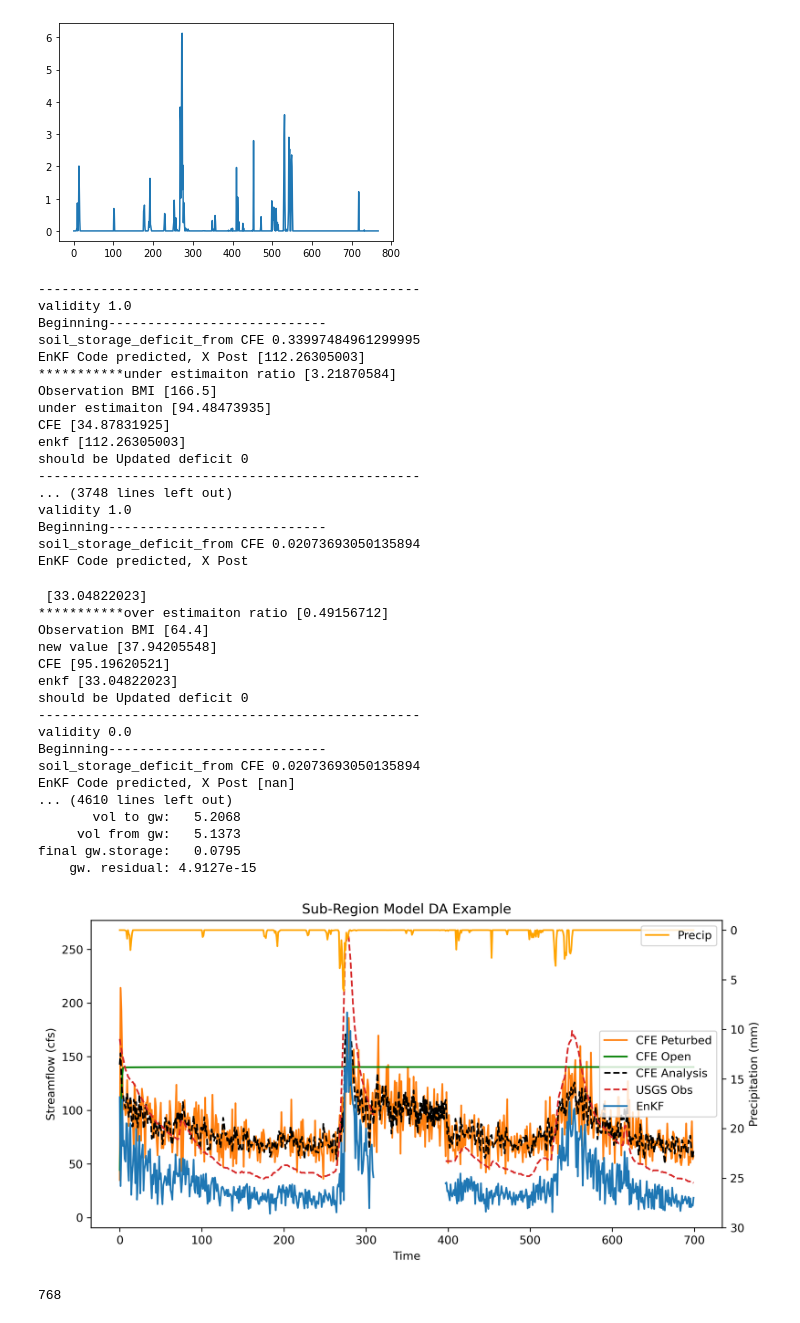
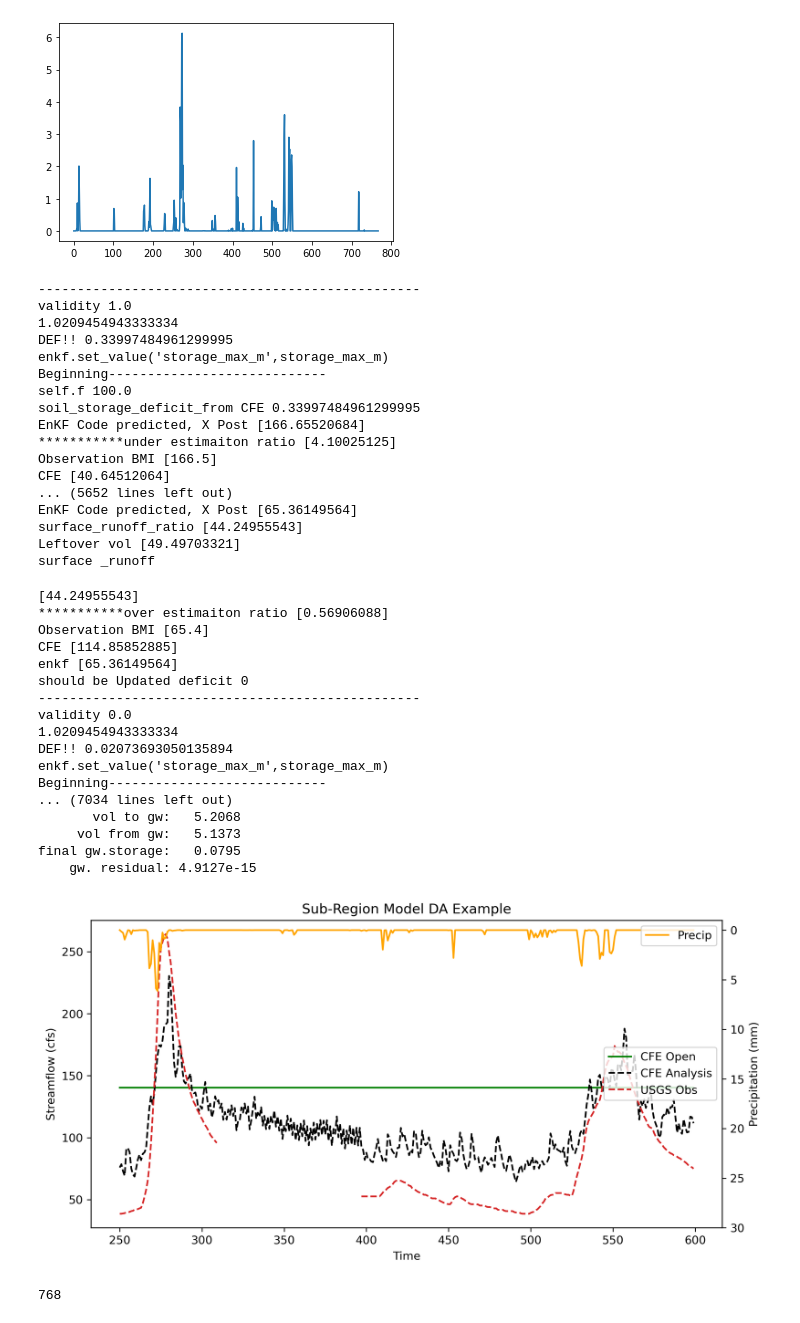
Before and after one commit to zbutler33/NextGen---The-Simulators-, a Jupyter notebook: Toy_Model/Toymodel_V2.ipynb, the cells around one changed output. Drawn from its saved outputs; the diff is of its cells as text; code cells hidden in the pictures.

```diff
--- a/Toy_Model/Toymodel_V2.ipynb
+++ b/Toy_Model/Toymodel_V2.ipynb
@@ -41,7 +41,7 @@ cfe_peturbed = bmi_cfe_enkf_peturb.BMI_CFE()
 cfe_analysis = bmi_cfe_enkf_peturb.BMI_CFE() #true model in the end with updated state vars
 #cfe_analysis = bmi_cfe_statevars_et.BMI_CFE(
 
-enkf = Bmi_da_ENKF_forSBMI_New.EnKF_wrap()
+enkf = Bmi_da_ENKF_forSBMI.EnKF_wrap()
 usgs = bmi_usgs.BMI_USGS()
 # %%
 ## Initialize the BMI's
@@ -149,7 +149,10 @@ for i, precip in enumerate(df_forcing['APCP_surface']): #i is RAINRATE
     soil_storage_avail = cfe_peturbed.get_value('soil_storage_avail_m')
     soil_reservoir_storage_deficit = cfe_peturbed.get_value('soil_reservoir_storage_deficit_out_m')
     cfe_def.append(soil_reservoir_storage_deficit)
+    storage_max_m= cfe_peturbed.get_value("storage_max_out_m")
+    print(storage_max_m)
 
+    print("DEF!!",cfe_peturbed.get_value("soil_reservoir_storage_deficit_out_m"))
     surface_runoff = cfe_peturbed.get_value('land_surface_water__runoff_volume_flux')
     # if surface_runoff>0:
     #     print("surface_runoff",surface_runoff)
@@ -171,6 +174,8 @@ for i, precip in enumerate(df_forcing['APCP_surface']): #i is RAINRATE
     enkf.set_value('soil_storage_avail_m', soil_storage_avail) #setting soil storage in enkf
     enkf.set_value('soil_reservoir_storage_deficit_m', soil_reservoir_storage_deficit) #setting soil storage in enkf
     enkf.set_value('surface_runoff_depth_m', surface_runoff) #setting soil storage in enkf
+    enkf.set_value('storage_max_m',storage_max_m)
+    print("enkf.set_value('storage_max_m',storage_max_m)")
     enkf.set_value('x', np.array([outflow_peturb_mean]))
     enkf.set_value('P', np.array([outflow_peturb_covar]))
     enkf.set_value('z', np.array([obs[i]]))
@@ -205,7 +210,7 @@ for i, precip in enumerate(df_forcing['APCP_surface']): #i is RAINRATE
     cfe_updated_everything_soil_res = cfe_analysis.get_value('soil_reservoir_storage_deficit_m')
     print("should be Updated deficit",cfe_updated_everything_soil_res)
     cfe_updated_everything_runoff = cfe_analysis.get_value('state_var_change_runoff')
-    #surface_runoff_depth_m replaced with DIRECT_RUNOFF
+
     cfe_peturbed.set_value('soil_storage_avail_m', cfe_updated_everything_soil_storage)
     cfe_peturbed.set_value('soil_reservoir_storage_deficit_m', cfe_updated_everything_soil_res)
     cfe_peturbed.set_value('state_var_change_runoff', cfe_updated_everything_runoff)
@@ -215,76 +220,75 @@ for i, precip in enumerate(df_forcing['APCP_surface']): #i is RAINRATE
 cfe_open.finalize(print_mass_balance=True)
 cfe_peturbed.finalize(print_mass_balance=True)
 cfe_analysis.finalize(print_mass_balance=True)
-# # want to see runoff q adjusted. vol adjusted in GIUH
 usgs.finalize()
 enkf.finalize()
 # %% [output]
 -------------------------------------------------
 validity 1.0
+1.0209454943333334
+DEF!! 0.33997484961299995
+enkf.set_value('storage_max_m',storage_max_m)
 Beginning----------------------------
+self.f 100.0
 soil_storage_deficit_from CFE 0.33997484961299995
-EnKF Code predicted, X Post [112.26305003]
-***********under estimaiton ratio [3.21870584]
+EnKF Code predicted, X Post [166.65520684]
+***********under estimaiton ratio [4.10025125]
 Observation BMI [166.5]
-under estimaiton [94.48473935]
-CFE [34.87831925]
-enkf [112.26305003]
-should be Updated deficit 0
--------------------------------------------------
-... (3748 lines left out)
-validity 1.0
-Beginning----------------------------
-soil_storage_deficit_from CFE 0.02073693050135894
-EnKF Code predicted, X Post
+CFE [40.64512064]
+... (5652 lines left out)
+EnKF Code predicted, X Post [65.36149564]
+surface_runoff_ratio [44.24955543]
+Leftover vol [49.49703321]
+surface _runoff
- [33.04822023]
-***********over estimaiton ratio [0.49156712]
-Observation BMI [64.4]
-new value [37.94205548]
-CFE [95.19620521]
-enkf [33.04822023]
+[44.24955543]
+***********over estimaiton ratio [0.56906088]
+Observation BMI [65.4]
+CFE [114.85852885]
+enkf [65.36149564]
 should be Updated deficit 0
 -------------------------------------------------
 validity 0.0
+1.0209454943333334
+DEF!! 0.02073693050135894
+enkf.set_value('storage_max_m',storage_max_m)
 Beginning----------------------------
-soil_storage_deficit_from CFE 0.02073693050135894
-EnKF Code predicted, X Post [nan]
-... (4610 lines left out)
+... (7034 lines left out)
        vol to gw:   5.2068
      vol from gw:   5.1373
 final gw.storage:   0.0795
     gw. residual: 4.9127e-15
 # %%
-istart_plot=0
-iend_plot=700
+istart_plot=250
+iend_plot=600
 x = list(range(istart_plot, iend_plot))
 
 fig, ax1 = plt.subplots(figsize = (10,5), dpi=300)
 
 ax2 = ax1.twinx()
 
 ax1.set_xlabel('Time')
 ax1.set_ylabel('Streamflow (cfs)')
 ax2.set_ylabel('Precipitation (mm)')
 ax2.set_ylim(-1,30,1)
 ax2.invert_yaxis()
 
 
 plt.title('Sub-Region Model DA Example')
-ax1.plot(x, cfePeturbed[istart_plot:iend_plot], color = 'tab:orange', label = 'CFE Peturbed')
+#ax1.plot(x, cfePeturbed[istart_plot:iend_plot], color = 'tab:orange', label = 'CFE Peturbed')
 ax1.plot(x, cfeOpen[istart_plot:iend_plot], color = 'green', label = 'CFE Open')
 ax1.plot(x, cfeAnalysis[istart_plot:iend_plot], color = 'black', linestyle='dashed', label = 'CFE Analysis')
 ax1.plot(x, obs[istart_plot:iend_plot], color = 'tab:red', linestyle='dashed', label = 'USGS Obs')
-ax1.plot(x, cfeEnKF[istart_plot:iend_plot], color = 'tab:blue', label = 'EnKF')
+#ax1.plot(x, cfeEnKF[istart_plot:iend_plot], color = 'tab:blue', label = 'EnKF')
 ax2.plot(df_forcing['APCP_surface'][istart_plot:iend_plot], color="orange", label = 'Precip')
 #plt.ylabel('Streamflow (CFS)')
 #plt.xlabel('Time')
 ax1.legend(loc='center right')
 ax2.legend(loc='upper right')
 #plt.savefig("WorkingDA_7-19.png")
 
 plt.show()
 # %% [output]
-[figure, old version]
+[figure, new version]
 # %%
 len(cfeOpen)
 # %% [output]
```
Also changed, not shown: parts of 4 cells of this notebook, 5 other files.
